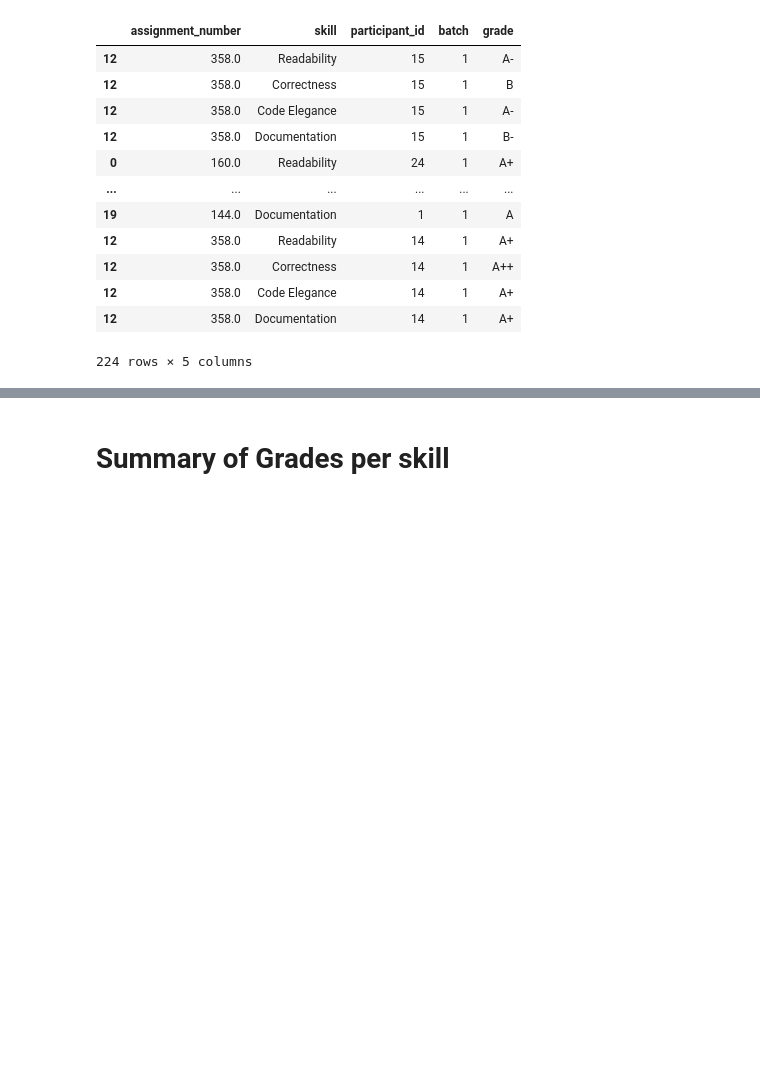
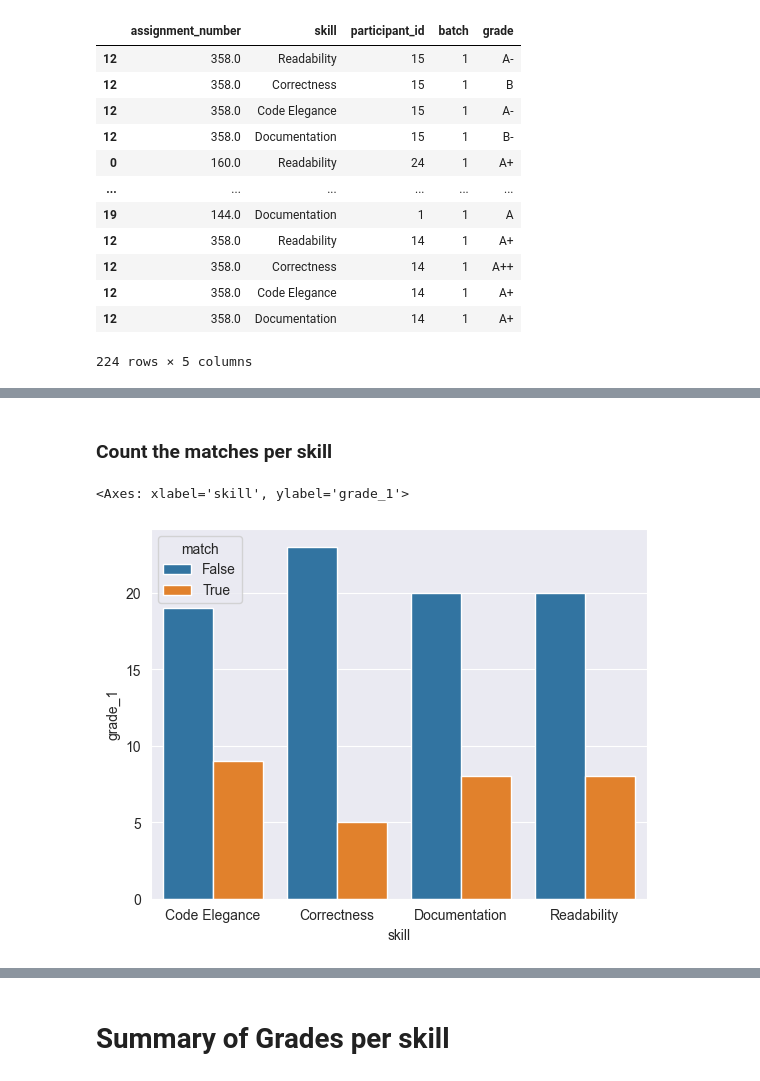
Before and after one commit to m-messer/Consistency_In_Grading_Analysis, a Jupyter notebook: grades_analysis.ipynb, the cells around one changed output, grey strips where cells are left out. Drawn from its saved outputs; the diff is of its cells as text; code cells hidden in the pictures; blank space fills up the shorter version.

Commit message:
PHD-359 Finished first draft of intra-rater relability, started feedback analysis

```diff
--- a/grades_analysis.ipynb
+++ b/grades_analysis.ipynb
@@ -173,9 +175,6 @@ intra_rater_df
 # %%
-# TODO: Figure out how to evaluate the intra-rater reliability
-participant_df = intra_rater_df[(intra_rater_df['participant_id'] == 3) & (intra_rater_df['skill'] == 'Correctness')]
-temp_df = participant_df[['grade', 'batch', 'assignment_number']].groupby(['grade', 'batch']).count().reset_index().rename(columns={'assignment_number': 'count'})
-# temp_df['grade2'] = temp_df['grade']
-table = to_table(temp_df.pivot(index='batch', columns='grade', values='count'))
-print(table)
-cohens_kappa(table)
+match_df = intra_rater_df.pivot(index=['assignment_number', 'skill', 'participant_id'], columns='batch', values='grade').reset_index()
+match_df['match'] = match_df[1] == match_df[2]
+match_df.columns = ['assignment_number', 'skill', 'participant_id', 'grade_1', 'grade_2', 'match']
+match_df
 # %% [output]
@@ -183,0 +194,7 @@ ValueError: setting an array element with a sequence. The requested array has an
+# %% [markdown]
+### Count the matches per skill
+# %%
+sns.barplot(match_df.groupby(['skill', 'match']).count(), x='skill', y='grade_1', hue='match')
+# %% [output]
+<Axes: xlabel='skill', ylabel='grade_1'>
+[figure, added]
```
Also changed, not shown: parts of 13 cells of this notebook.
